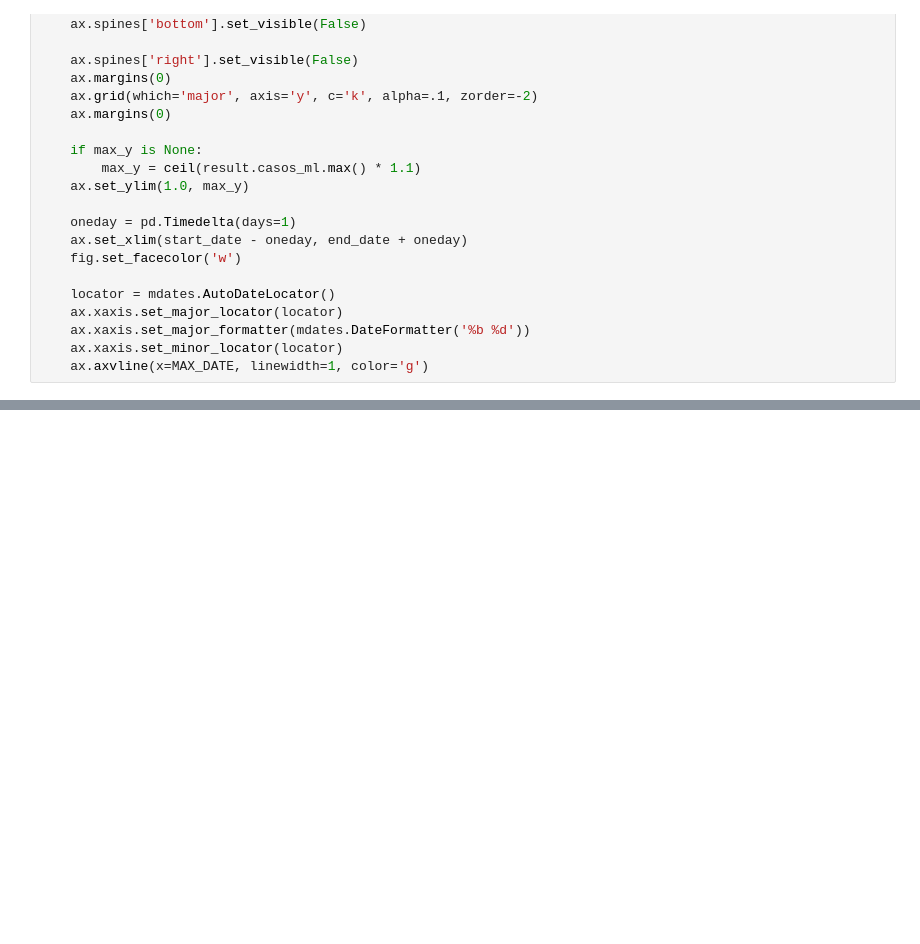
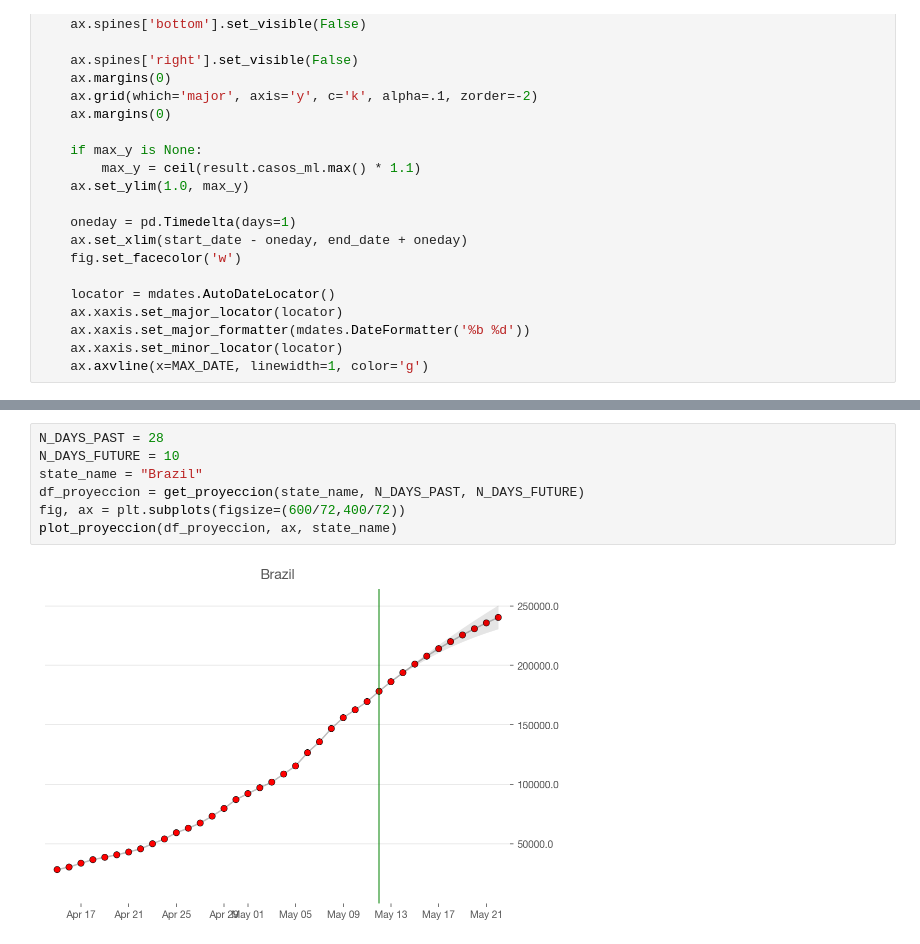
Before and after one commit to pablocelayes/covid-19, a Jupyter notebook: Realtime R0 - Brazil.ipynb, the cells around one changed output, grey strips where cells are left out. Drawn from its saved outputs; the diff is of its cells as text; blank space fills up the shorter version.

Commit message:
Brazil: Limpieza y mejoras en proyección

```diff
--- a/Realtime R0 - Brazil.ipynb
+++ b/Realtime R0 - Brazil.ipynb
@@ -1009,0 +946,9 @@ N_DAYS_FUTURE = 5
+# %%
+N_DAYS_PAST = 28
+N_DAYS_FUTURE = 10
+state_name = "Brazil"
+df_proyeccion = get_proyeccion(state_name, N_DAYS_PAST, N_DAYS_FUTURE)
+fig, ax = plt.subplots(figsize=(600/72,400/72))
+plot_proyeccion(df_proyeccion, ax, state_name)
+# %% [output]
+[figure, added]
```
Also changed, not shown: parts of 14 cells of this notebook.
